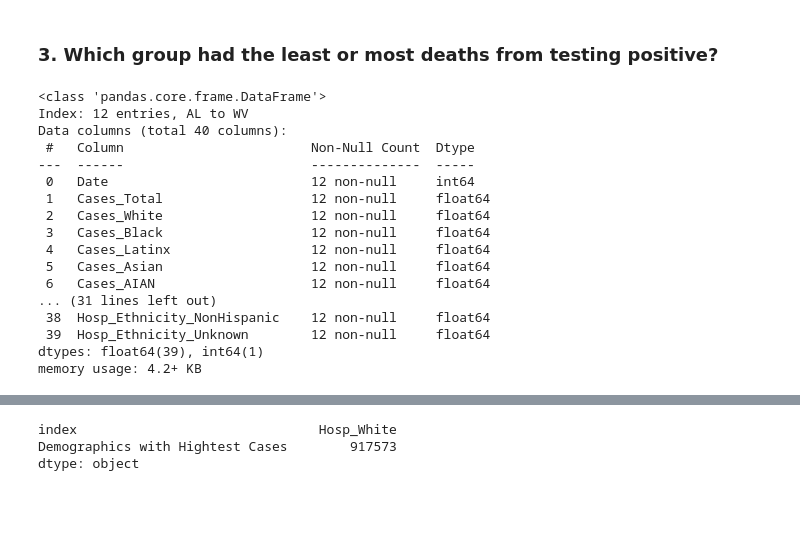
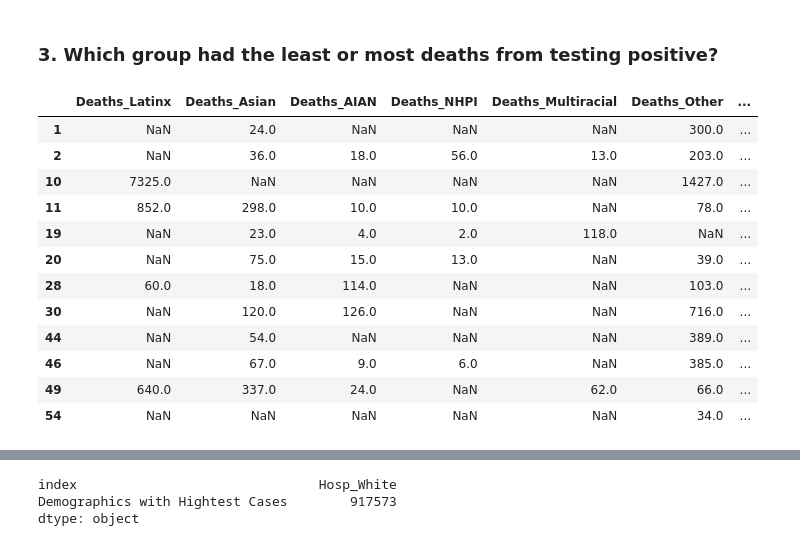
Before and after one commit to burnettaw/CMBKS-Group-5, a Jupyter notebook: covid_analysis_G1-3 - Combined.ipynb, the cells around one changed output, grey strips where cells are left out. Drawn from its saved outputs; the diff is of its cells as text; code cells hidden in the pictures; blank space fills up the shorter version.

```diff
--- a/covid_analysis_G1-3 - Combined.ipynb
+++ b/covid_analysis_G1-3 - Combined.ipynb
@@ -392,38 +392,34 @@ hospital_case_format_df
 # %%
 
 #group with most - find max per group
 #covid_case_totals.groupby('state').max()
 #df.idxmax(axis=1)
 # maxValuesObj = covid_case_totals.max(axis=2)
 # maxValuesObj
 
 #covid_case_totals_positive
 #df_death = covid_case_totals.iloc[:,5:16]
-df_hospital = covid_case_totals_positive.iloc[:,18:28] #does not print the columns requested
+df_cases = covid_case_totals_positive.iloc[:,18:28] #does not print the columns requested
 
 # df.df.drop(['Total Cases', 'Deaths_Total'], axis=1)
 covid_case_totals_positive
 # covid_case_totals.idxmax(axis="columns")
-covid_case_totals.info()
-#df_hospital.min()
+covid_case_totals
+df_cases
 # %% [output]
-<class 'pandas.core.frame.DataFrame'>
-Index: 12 entries, AL to WV
-Data columns (total 40 columns):
- #   Column                        Non-Null Count  Dtype
----  ------                        --------------  -----
- 0   Date                          12 non-null     int64
- 1   Cases_Total                   12 non-null     float64
- 2   Cases_White                   12 non-null     float64
- 3   Cases_Black                   12 non-null     float64
- 4   Cases_Latinx                  12 non-null     float64
- 5   Cases_Asian                   12 non-null     float64
- 6   Cases_AIAN                    12 non-null     float64
-... (31 lines left out)
- 38  Hosp_Ethnicity_NonHispanic    12 non-null     float64
- 39  Hosp_Ethnicity_Unknown        12 non-null     float64
-dtypes: float64(39), int64(1)
-memory usage: 4.2+ KB
+|  | Deaths_Latinx | Deaths_Asian | Deaths_AIAN | Deaths_NHPI | Deaths_Multiracial | Deaths_Other | ... |
+| 1 | NaN | 24.0 | NaN | NaN | NaN | 300.0 | ... |
+| 2 | NaN | 36.0 | 18.0 | 56.0 | 13.0 | 203.0 | ... |
+| 10 | 7325.0 | NaN | NaN | NaN | NaN | 1427.0 | ... |
+| 11 | 852.0 | 298.0 | 10.0 | 10.0 | NaN | 78.0 | ... |
+| 19 | NaN | 23.0 | 4.0 | 2.0 | 118.0 | NaN | ... |
+| 20 | NaN | 75.0 | 15.0 | 13.0 | NaN | 39.0 | ... |
+| 28 | 60.0 | 18.0 | 114.0 | NaN | NaN | 103.0 | ... |
+| 30 | NaN | 120.0 | 126.0 | NaN | NaN | 716.0 | ... |
+| 44 | NaN | 54.0 | NaN | NaN | NaN | 389.0 | ... |
+| 46 | NaN | 67.0 | 9.0 | 6.0 | NaN | 385.0 | ... |
+| 49 | 640.0 | 337.0 | 24.0 | NaN | 62.0 | 66.0 | ... |
+| 54 | NaN | NaN | NaN | NaN | NaN | 34.0 | ... |
 # %%
 df = covid_case_totals_positive.drop(["Date", "State", "Deaths_Total", "Hosp_Total", "Cases_Total"], axis=1)
 df
```
Also changed, not shown: parts of 5 cells of this notebook.
